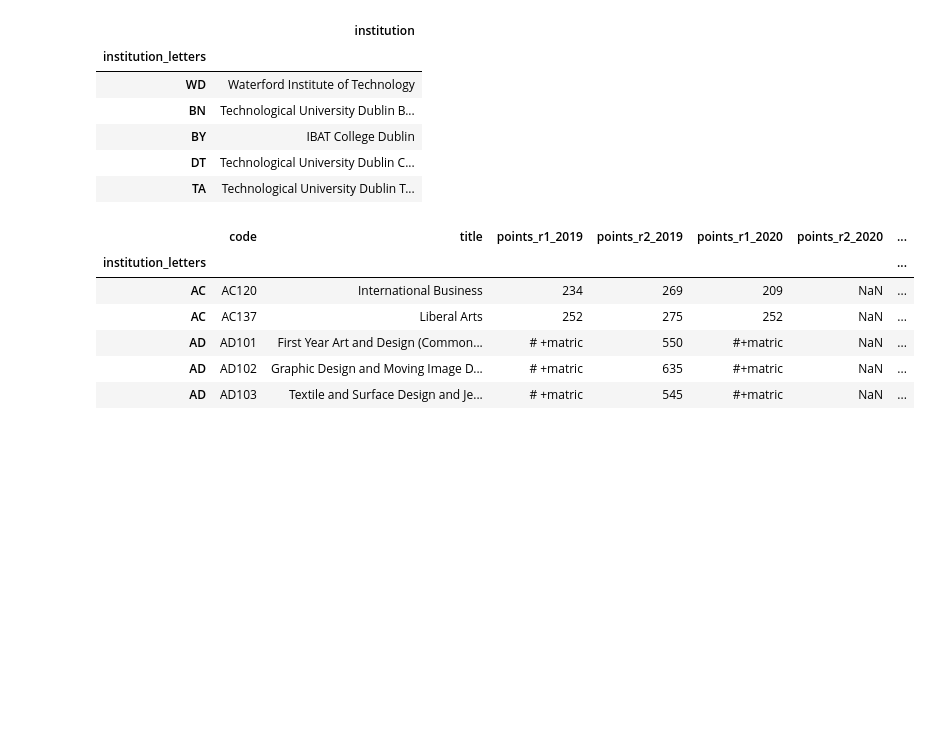
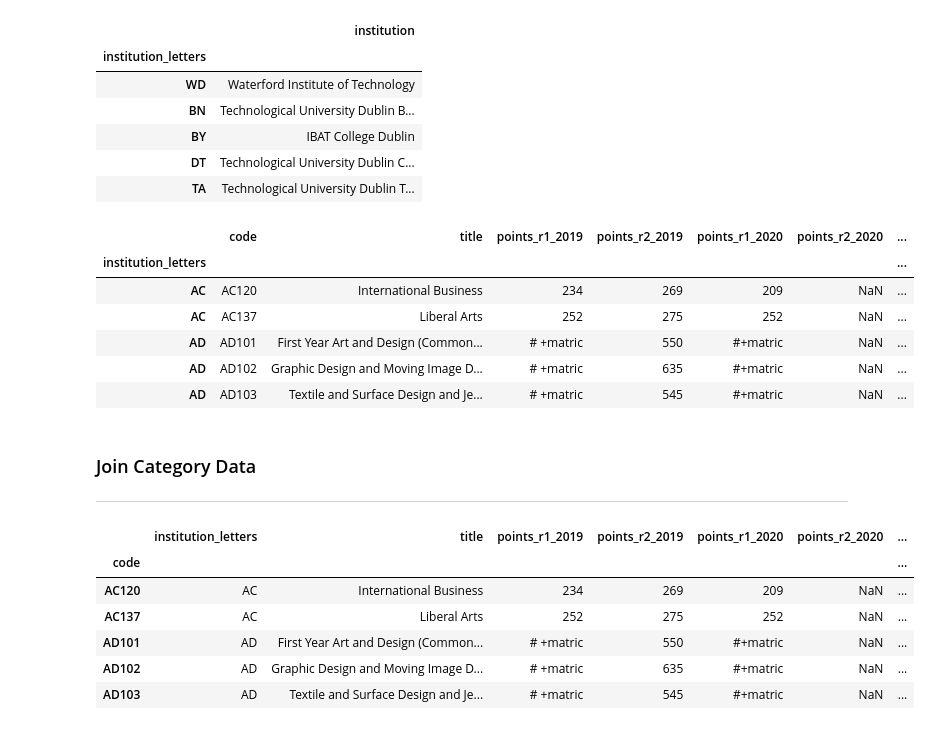
Before and after one commit to CiaranMoran27/Fundamentals-of-Data-Analysis, a Jupyter notebook: cao.ipynb, the cells around one changed output. Cells and saved outputs as stored; diff of their text form; code cells hidden in the pictures; blank space fills up the shorter version.

Commit message:
Join Category Data section added to cao notebook

```diff
--- a/cao.ipynb
+++ b/cao.ipynb
@@ -337,3 +337,22 @@ all_courses.head(5)
 | AD | AD101 | First Year Art and Design (Common... | # +matric | 550 | #+matric | NaN | ... |
 | AD | AD102 | Graphic Design and Moving Image D... | # +matric | 635 | #+matric | NaN | ... |
 | AD | AD103 | Textile and Surface Design and Je... | # +matric | 545 | #+matric | NaN | ... |
+# %% [markdown]
+### Join Category Data
+***
+# %%
+# reset 2021 df index and define its code & institution cols  as new df
+category_df = df_2020[['code', 'category']].set_index('code')
+# %%
+# Use category df as a lookup table to populate categories on main df
+# reset index and set institution_letters as new index before joining to institution_df
+all_courses = all_courses.reset_index().set_index('code').join(category_df['category'])
+all_courses.head(5)
+# %% [output]
+|  | institution_letters | title | points_r1_2019 | points_r2_2019 | points_r1_2020 | points_r2_2020 | ... |
+| code |  |  |  |  |  |  | ... |
+| AC120 | AC | International Business | 234 | 269 | 209 | NaN | ... |
+| AC137 | AC | Liberal Arts | 252 | 275 | 252 | NaN | ... |
+| AD101 | AD | First Year Art and Design (Common... | # +matric | 550 | #+matric | NaN | ... |
+| AD102 | AD | Graphic Design and Moving Image D... | # +matric | 635 | #+matric | NaN | ... |
+| AD103 | AD | Textile and Surface Design and Je... | # +matric | 545 | #+matric | NaN | ... |
```
